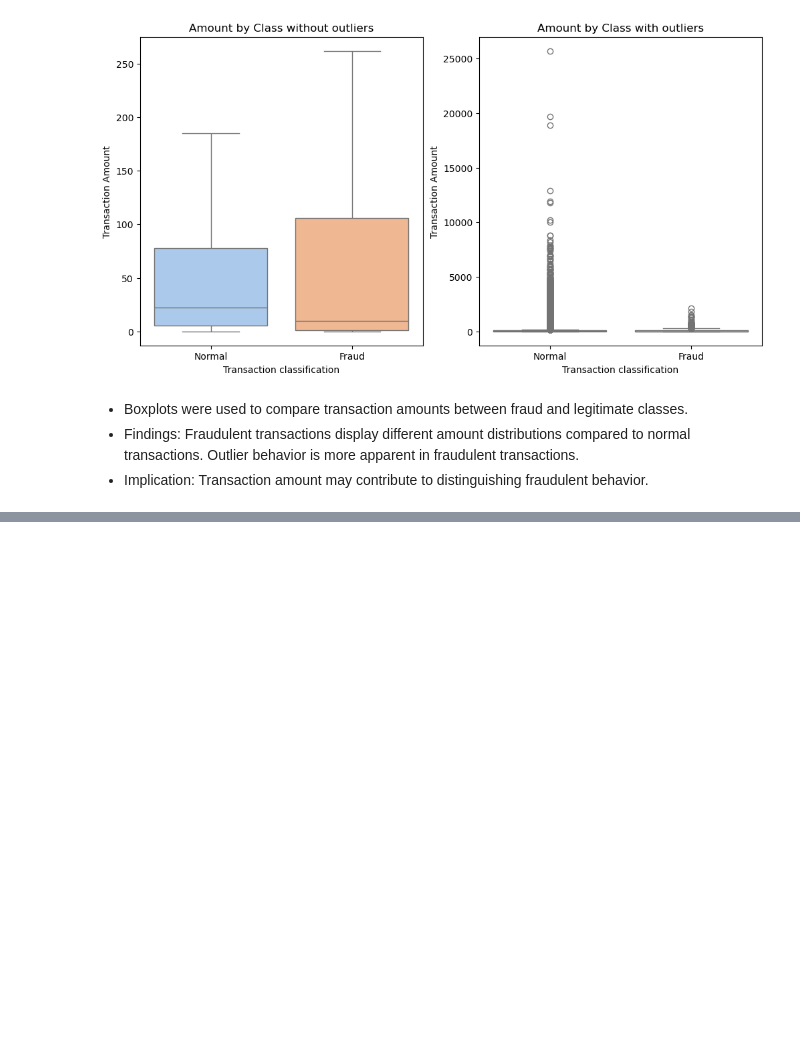
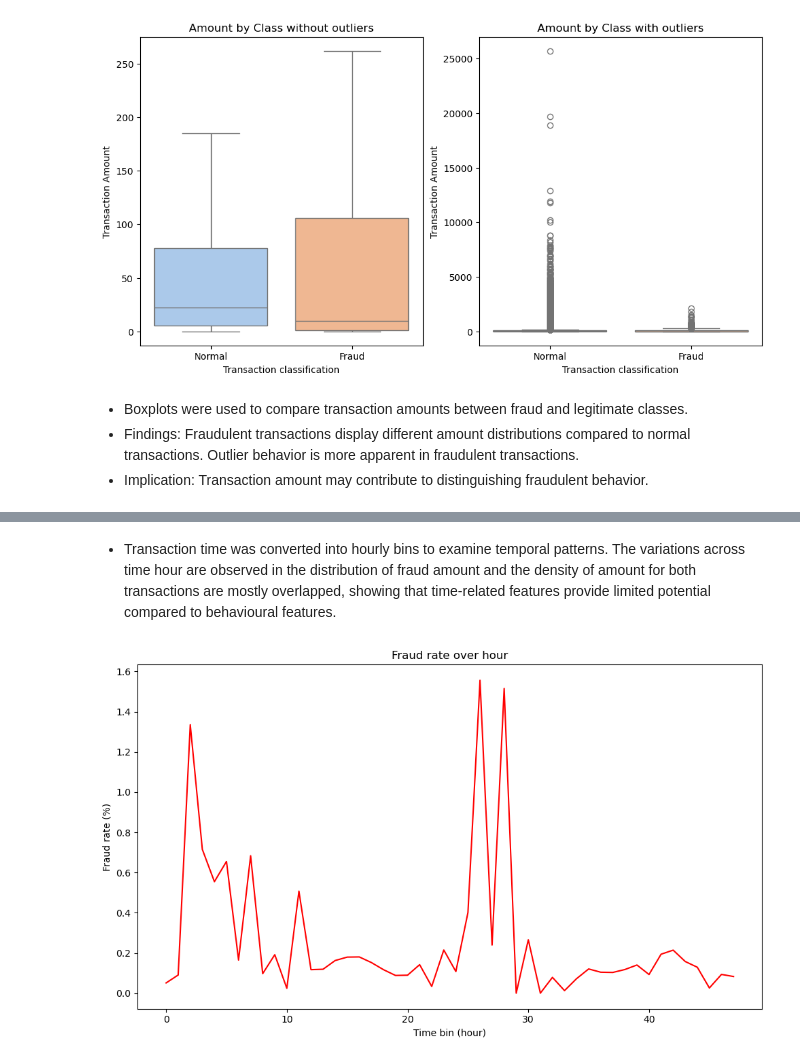
Before and after one commit to tranngonguyettu/Fraud_Detection, a Jupyter notebook: fraud_detection.ipynb, the cells around one changed output, grey strips where cells are left out. Cells and saved outputs as stored; diff of their text form; code cells hidden in the pictures; blank space fills up the shorter version.

```diff
--- a/fraud_detection.ipynb
+++ b/fraud_detection.ipynb
@@ -233,0 +279,17 @@ plt.show()
+# %% [markdown]
+- Transaction time was converted into hourly bins to examine temporal patterns. The variations across time hour are observed in the distribution of fraud amount and the density of amount for both transactions are mostly overlapped, showing that time-related features provide limited potential compared to behavioural features.
+# %%
+data['Hourbin'] = data['Hour'].astype(int)
+total_per_hour = data.groupby("Hourbin").size()
+fraud_per_hour = data.groupby("Hourbin")['Class'].sum()
+fraud_rate = (fraud_per_hour/total_per_hour)*100
+
+plt.figure(figsize=(10,6))
+plt.plot(fraud_rate.index, fraud_rate.values, color='red')
+plt.xlabel("Time bin (hour)")
+plt.ylabel("Fraud rate (%)")
+plt.title("Fraud rate over hour")
+plt.tight_layout()
+plt.show()
+# %% [output]
+[figure, added]
```
Also changed, not shown: parts of 20 cells of this notebook.
